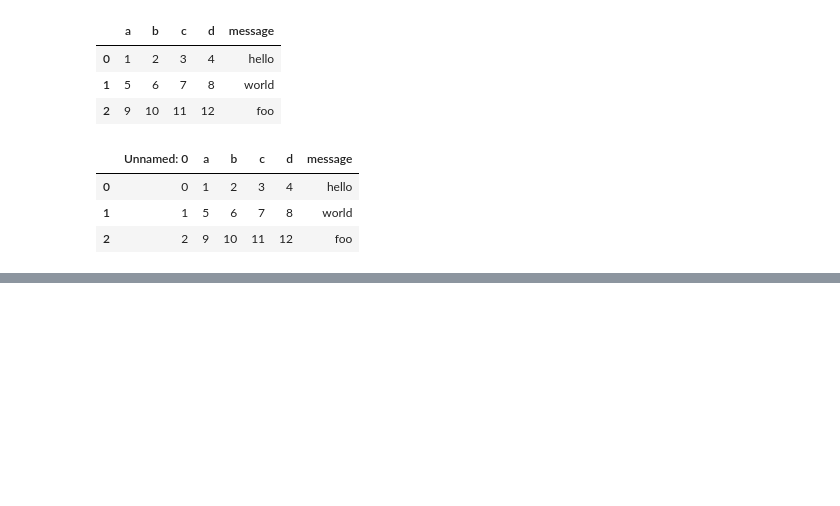
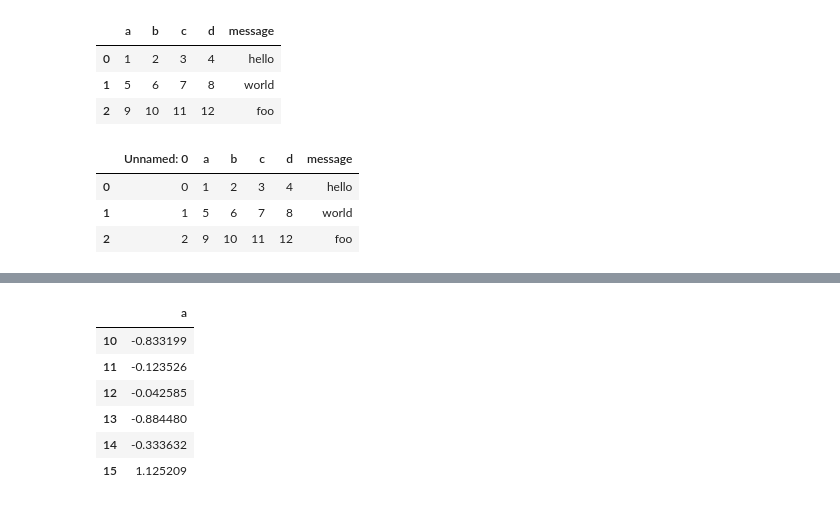
Before and after one commit to Safiye-alaca/Python-for-Data-Analysis, a Jupyter notebook: Chapter_altı.ipynb, the cells around one changed output, grey strips where cells are left out. Cells and saved outputs as stored; diff of their text form; code cells hidden in the pictures; blank space fills up the shorter version.

```diff
--- a/XMLandHTML.ipynb
+++ b/Chapter_altı.ipynb
@@ -120,0 +177,10 @@ writer.close()
+# %%
+store.select("obj2", where=["index >= 10 and index <=15"])
+# %% [output]
+|  | a |
+| 10 | -0.833199 |
+| 11 | -0.123526 |
+| 12 | -0.042585 |
+| 13 | -0.884480 |
+| 14 | -0.333632 |
+| 15 | 1.125209 |
```
Also changed, not shown: parts of 35 cells of this notebook, 2 other files.
